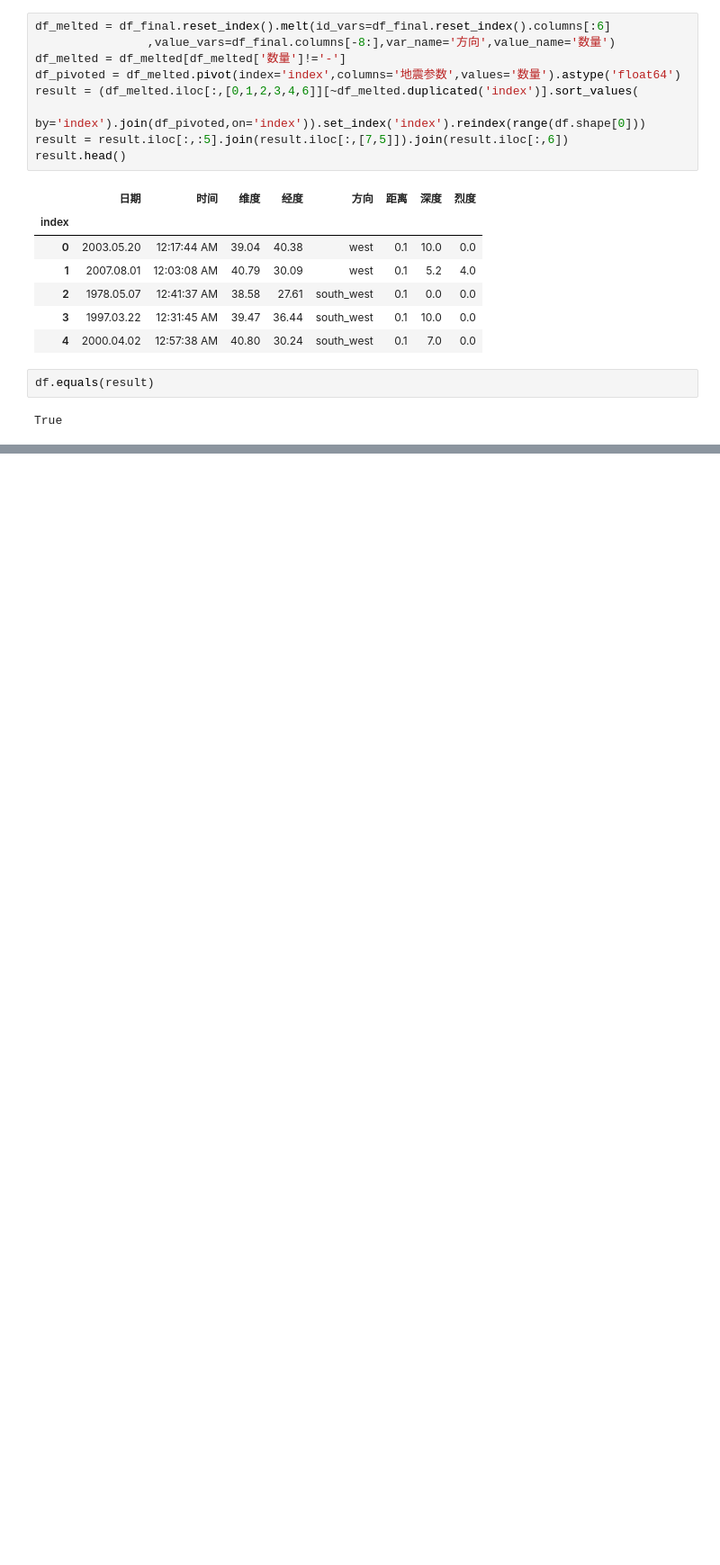
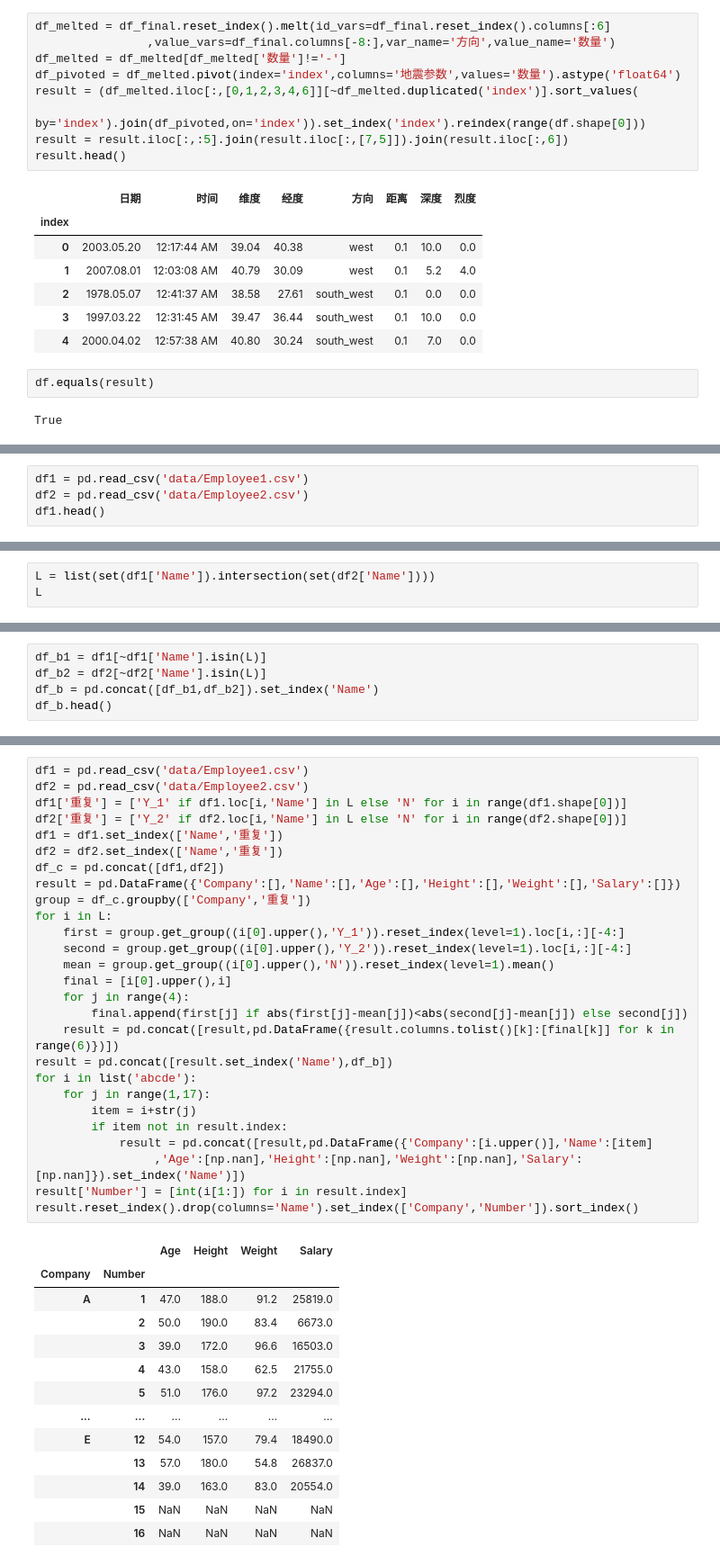
Before and after one commit to datawhalechina/joyful-pandas, a Jupyter notebook: 问题与练习参考答案.ipynb, the cells around one changed output, grey strips where cells are left out. Shown at 90% size. Drawn from its saved outputs; the diff is of its cells as text; blank space fills up the shorter version.

```diff
--- a/问题与练习参考答案.ipynb
+++ b/问题与练习参考答案.ipynb
@@ -113,0 +242,4 @@ True
+# %%
+df1 = pd.read_csv('data/Employee1.csv')
+df2 = pd.read_csv('data/Employee2.csv')
+df1.head()
@@ -113,0 +262,3 @@ True
+# %%
+L = list(set(df1['Name']).intersection(set(df2['Name'])))
+L
@@ -113,0 +284,5 @@ True
+# %%
+df_b1 = df1[~df1['Name'].isin(L)]
+df_b2 = df2[~df2['Name'].isin(L)]
+df_b = pd.concat([df_b1,df_b2]).set_index('Name')
+df_b.head()
@@ -113,0 +299,41 @@ True
+# %%
+df1 = pd.read_csv('data/Employee1.csv')
+df2 = pd.read_csv('data/Employee2.csv')
+df1['重复'] = ['Y_1' if df1.loc[i,'Name'] in L else 'N' for i in range(df1.shape[0])]
+df2['重复'] = ['Y_2' if df2.loc[i,'Name'] in L else 'N' for i in range(df2.shape[0])]
+df1 = df1.set_index(['Name','重复'])
+df2 = df2.set_index(['Name','重复'])
+df_c = pd.concat([df1,df2])
+result = pd.DataFrame({'Company':[],'Name':[],'Age':[],'Height':[],'Weight':[],'Salary':[]})
+group = df_c.groupby(['Company','重复'])
+for i in L:
+    first = group.get_group((i[0].upper(),'Y_1')).reset_index(level=1).loc[i,:][-4:]
+    second = group.get_group((i[0].upper(),'Y_2')).reset_index(level=1).loc[i,:][-4:]
+    mean = group.get_group((i[0].upper(),'N')).reset_index(level=1).mean()
+    final = [i[0].upper(),i]
+    for j in range(4):
+        final.append(first[j] if abs(first[j]-mean[j])<abs(second[j]-mean[j]) else second[j])
+    result = pd.concat([result,pd.DataFrame({result.columns.tolist()[k]:[final[k]] for k in range(6)})])
+result = pd.concat([result.set_index('Name'),df_b])
+for i in list('abcde'):
+    for j in range(1,17):
+        item = i+str(j)
+        if item not in result.index:
+            result = pd.concat([result,pd.DataFrame({'Company':[i.upper()],'Name':[item]
+                 ,'Age':[np.nan],'Height':[np.nan],'Weight':[np.nan],'Salary':[np.nan]}).set_index('Name')])
+result['Number'] = [int(i[1:]) for i in result.index]
+result.reset_index().drop(columns='Name').set_index(['Company','Number']).sort_index()
+# %% [output]
+|  |  | Age | Height | Weight | Salary |
+| Company | Number |  |  |  |  |
+| A | 1 | 47.0 | 188.0 | 91.2 | 25819.0 |
+|  | 2 | 50.0 | 190.0 | 83.4 | 6673.0 |
+|  | 3 | 39.0 | 172.0 | 96.6 | 16503.0 |
+|  | 4 | 43.0 | 158.0 | 62.5 | 21755.0 |
+|  | 5 | 51.0 | 176.0 | 97.2 | 23294.0 |
+| ... | ... | ... | ... | ... | ... |
+| E | 12 | 54.0 | 157.0 | 79.4 | 18490.0 |
+|  | 13 | 57.0 | 180.0 | 54.8 | 26837.0 |
+|  | 14 | 39.0 | 163.0 | 83.0 | 20554.0 |
+|  | 15 | NaN | NaN | NaN | NaN |
+|  | 16 | NaN | NaN | NaN | NaN |
```
Also changed, not shown: parts of 43 cells of this notebook, 2 other files.
